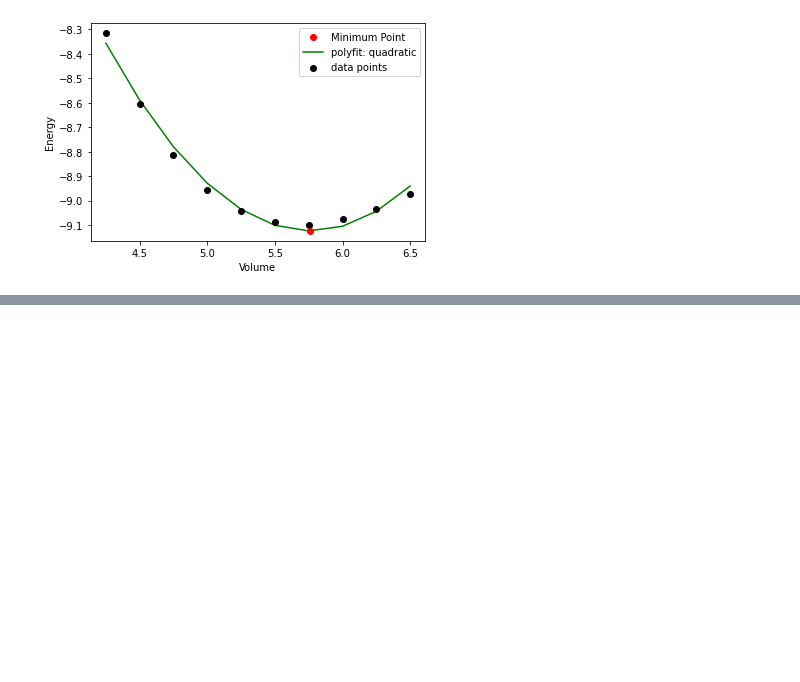
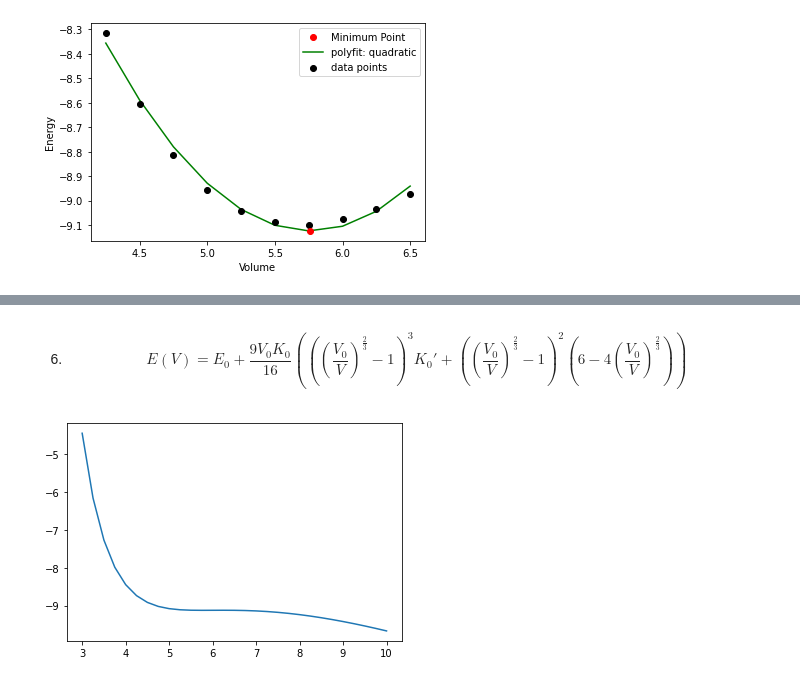
Before and after one commit to teoyi/scientific-computing-archive, a Jupyter notebook: sci-comp-II/Week-2/eos-project.ipynb, the cells around one changed output, grey strips where cells are left out. Saved outputs shown, nothing was run; the diff lists cells and outputs as text; code cells hidden in the pictures; blank space fills up the shorter version.

```diff
--- a/sci-comp-II/Week-2/eos-project.ipynb
+++ b/sci-comp-II/Week-2/eos-project.ipynb
@@ -214,0 +216,17 @@ plt.show()
+# %% [markdown]
+6.
+    \begin{equation} E(V)=E_0+\frac{9V_0K_0}{16}\left(
+    \left(\left(\frac{V_0}{V}\right)^\frac{2}{3} - 1
+    \right)^3 K_0' +
+    \left(\left(\frac{V_0}{V}\right)^\frac{2}{3} - 1
+    \right)^2
+    \left(6-4\left(\frac{V_0}{V}\right)^\frac{2}{3} \right)
+    \right)\end{equation}
+# %%
+def eos2(v):
+    return e0 + ((9*v0*k0)/16) * ((((v0/v)**(2/3) - 1)**3)*k0p) + (((((v0/v)**(2/3) - 1)**2)*(6 - 4*(v0/v)**(2/3))))
+
+plt.plot(v, eos2(v))
+plt.show()
+# %% [output]
+[figure, added]
```
Also changed, not shown: parts of 2 cells of this notebook.
